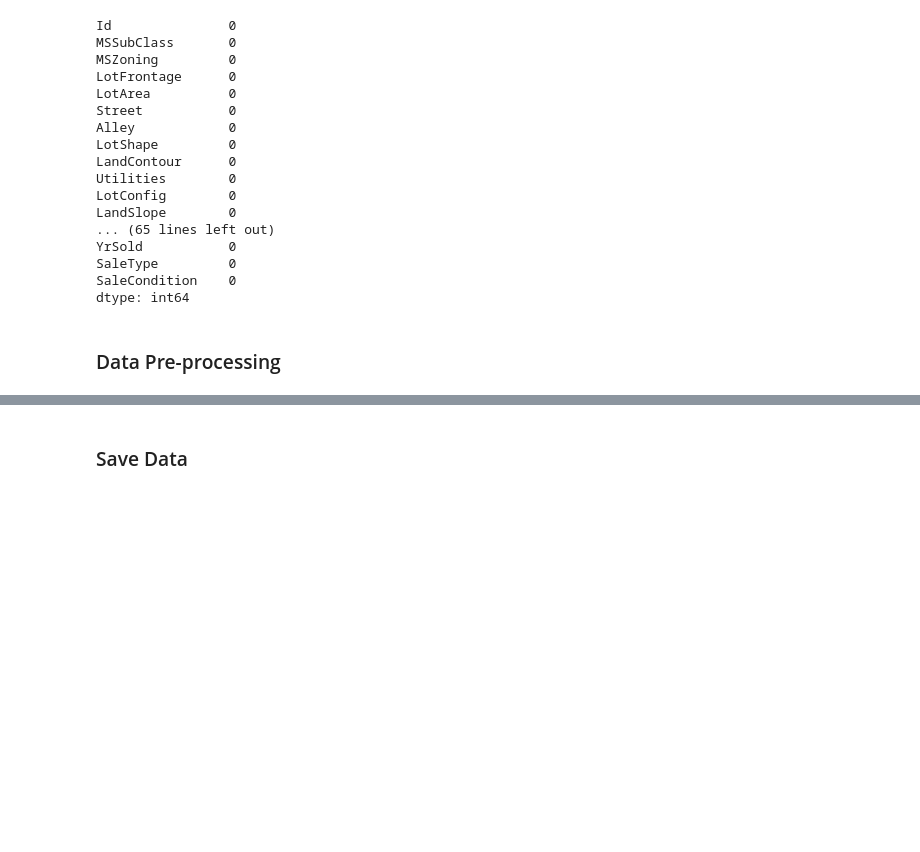
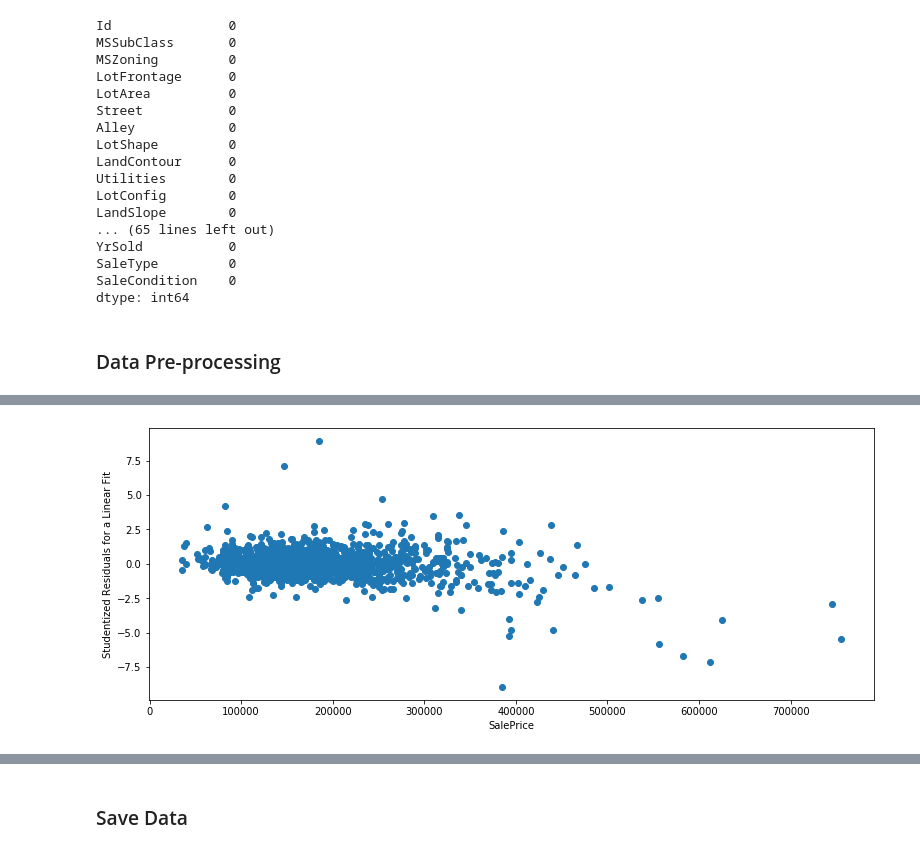
Before and after one commit to sanjeevgadre/Kaggle-Ames, a Jupyter notebook: Python/scripts/Part-I-EDA-Preprocessing.ipynb, the cells around one changed output, grey strips where cells are left out. Saved outputs shown, nothing was run; the diff lists cells and outputs as text; code cells hidden in the pictures; blank space fills up the shorter version.

```diff
--- a/Python/scripts/Part-I-EDA-Preprocessing.ipynb
+++ b/Python/scripts/Part-I-EDA-Preprocessing.ipynb
@@ -35,7 +35,7 @@ train.head()
     <li>Combining the <i>train</i> and <i>test</i> dataset.
 </ol>
 # %%
-y_train = train['SalePrice']
+SalePrice = train['SalePrice']
 
 dat = pd.concat([train.iloc[:,:-1], test])
 
@@ -464,14 +464,3 @@ dat['AgeSold'] = dat['YrSold'] - dat['YearBuilt']
 dat['RemodAdd'] = dat['YearRemodAdd'].ne(dat['YearBuilt'])
 dat['Garage'] = dat['GarageYrBlt'].ne('ABSNT')
 dat.drop(['YearBuilt', 'YearRemodAdd','GarageYrBlt'], axis = 'columns', inplace = True)
-
-'''int_64_feats = ['BsmtFullBath', 'BsmtHalfBath', 'FullBath', 'HalfBath', 'BedroomAbvGr', 'KitchenAbvGr',
-                'TotRmsAbvGrd', 'Fireplaces', 'GarageCars', 'MoSold', 'YrSold']
-
-float_64_feats = []
-
-
-
-dat[int_64_feats] = dat[int_64_feats].astype('int64')
-dat[float_64_feats] = dat[float_64_feats].astype('float64')
-dat[cat_feats] = dat[cat_feats].astype('category')'''
@@ -502,0 +496,12 @@ dat = pd.get_dummies(dat, columns = cat_feats)
+# %%
+model = LinearRegression()
+model.fit(X = dat.iloc[:n_train, 1:], y = SalePrice)
+SalePrice_hat = model.predict(X = dat.iloc[:n_train, 1:])
+
+plt.figure(figsize = (13, 5))
+plt.scatter(SalePrice, (SalePrice_hat - SalePrice)/np.std((SalePrice_hat - SalePrice)))
+plt.xlabel('SalePrice')
+plt.ylabel('Studentized Residuals for a Linear Fit')
+plt.show()
+# %% [output]
+[figure, added]
```
Also changed, not shown: parts of 10 cells of this notebook, 4 other files.
